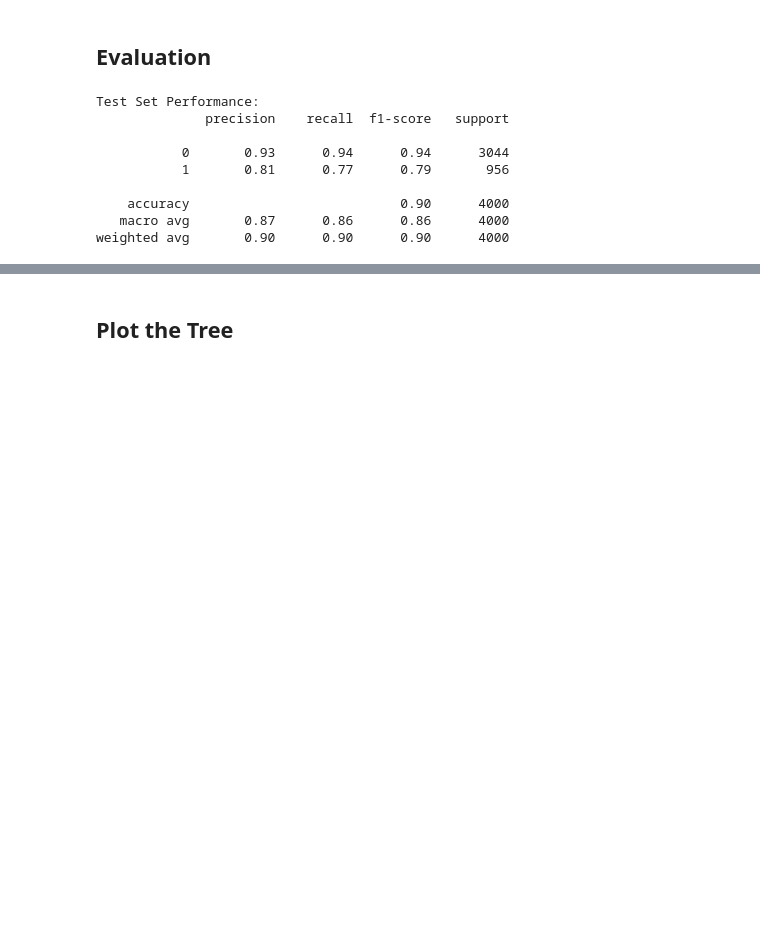
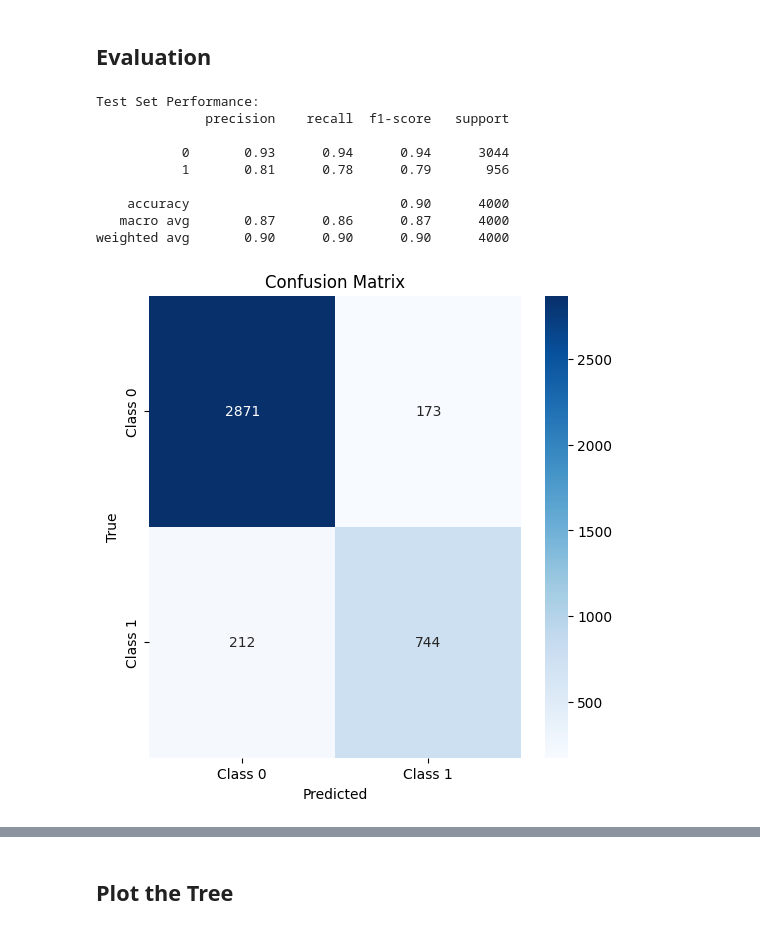
Before and after one commit to kaushal4/group22Project, a Jupyter notebook: DecisionTreeClassifier.ipynb, the cells around one changed output, grey strips where cells are left out. Saved outputs shown, nothing was run; the diff lists cells and outputs as text; code cells hidden in the pictures; blank space fills up the shorter version.

Commit message:
update all models

```diff
--- a/DecisionTreeClassifier.ipynb
+++ b/DecisionTreeClassifier.ipynb
@@ -78,7 +81,6 @@ Number of numerical features: 28
 # %%
 categorical_features = [
     'EmploymentStatus',
-    'EducationLevel',
     'MaritalStatus',
     'HomeOwnershipStatus',
     'LoanPurpose'
@@ -88,0 +91,6 @@ Number of categorical features: 5
+# %%
+ordinal_features = [
+    'EducationLevel'
+]
+
+print(f'Number of ordinal features: {len(ordinal_features)}')
@@ -126,10 +136,15 @@ numerical_pipeline = Pipeline([
 categorical_pipeline = Pipeline([
     ('onehot', OneHotEncoder(handle_unknown='ignore'))
 ])
+
+oridnal_pipeline = Pipeline([
+    ('ordinal', OrdinalEncoder())
+])
 # %%
 preprocessor = ColumnTransformer([
     ('num', numerical_pipeline, X_numerical.columns),
-    ('cat', categorical_pipeline, categorical_features)
+    ('cat', categorical_pipeline, categorical_features),
+    ('ord', oridnal_pipeline, ordinal_features)
 ])
 # %%
 X_dev, X_test, y_dev, y_test = train_test_split(X, y, test_size=0.2, stratify=y, random_state=42)
@@ -196,8 +227,20 @@ Test Set Performance:
               precision    recall  f1-score   support
 
            0       0.93      0.94      0.94      3044
-           1       0.81      0.77      0.79       956
+           1       0.81      0.78      0.79       956
 
     accuracy                           0.90      4000
-   macro avg       0.87      0.86      0.86      4000
+   macro avg       0.87      0.86      0.87      4000
 weighted avg       0.90      0.90      0.90      4000
+# %%
+y_pred = best_model.predict(X_test)
+cm = confusion_matrix(y_test, y_pred)
+
+plt.figure(figsize=(6,6))
+sns.heatmap(cm, annot=True, fmt='d', cmap='Blues', xticklabels=["Class 0", "Class 1"], yticklabels=["Class 0", "Class 1"])
+plt.xlabel('Predicted')
+plt.ylabel('True')
+plt.title('Confusion Matrix')
+plt.show()
+# %% [output]
+[figure, added]
```
Also changed, not shown: parts of 12 cells of this notebook, 8 other files.
